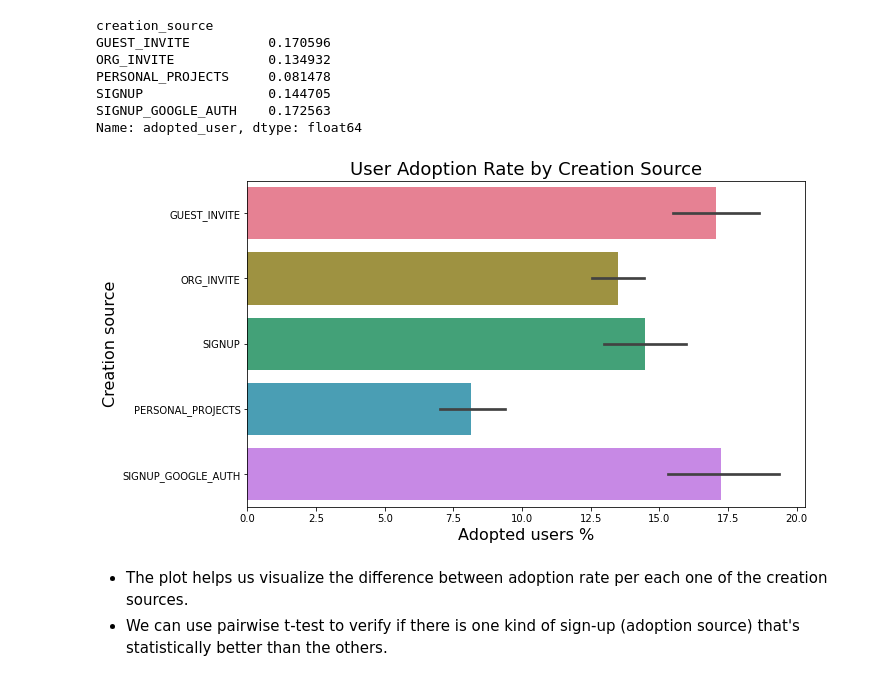
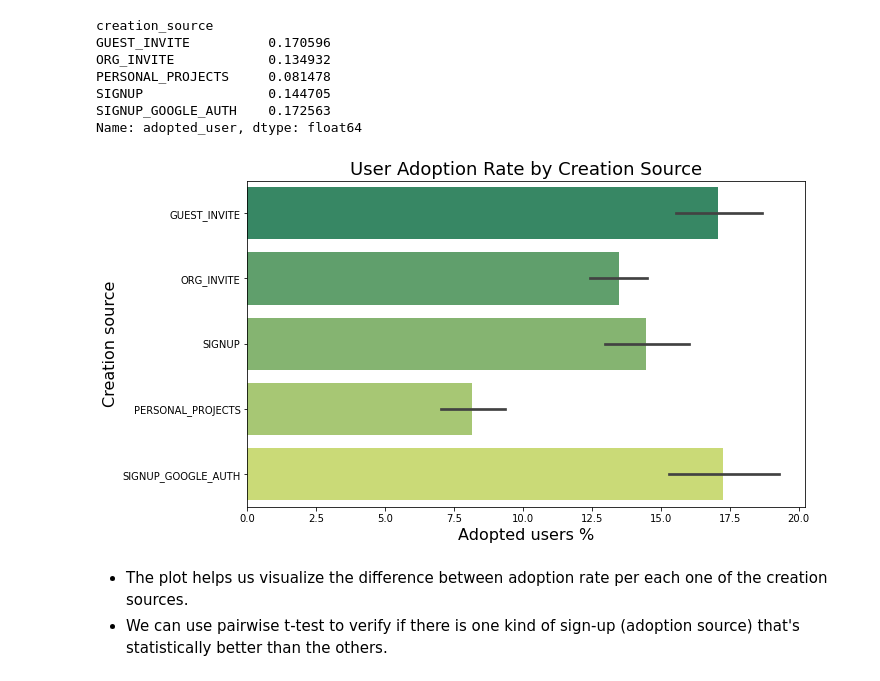
Before and after one commit to gabriellewald/relax-inc-data-challenge, a Jupyter notebook: relax_inc_data_science_challenge.ipynb, the cells around one changed output. Cells and saved outputs as stored; diff of their text form; code cells hidden in the pictures.

```diff
--- a/relax_inc_data_science_challenge.ipynb
+++ b/relax_inc_data_science_challenge.ipynb
@@ -238,13 +238,13 @@ Name: adopted_user, dtype: float64
 # %%
 # Plot proportion of adopted users
 plt.figure(figsize=(10,6))
 sns.barplot(x='adopted_user', y='creation_source', data=users,
-            estimator=lambda x: sum(x==1)*100.0/len(x),  palette='husl')
+            estimator=lambda x: sum(x==1)*100.0/len(x),  palette='summer')
 _ = plt.title('User Adoption Rate by Creation Source', fontsize=18)
 _ = plt.xlabel('Adopted users %', fontsize=16)
 _ = plt.ylabel('Creation source', fontsize=16)
 # %% [output]
-[figure, old version]
+[figure, new version]
 # %% [markdown]
 - The plot helps us visualize the difference between adoption rate per each one of the creation sources.
 - We can use pairwise t-test to verify if there is one kind of sign-up (adoption source) that's statistically better than the others.
```
Also changed, not shown: parts of 8 cells of this notebook.
